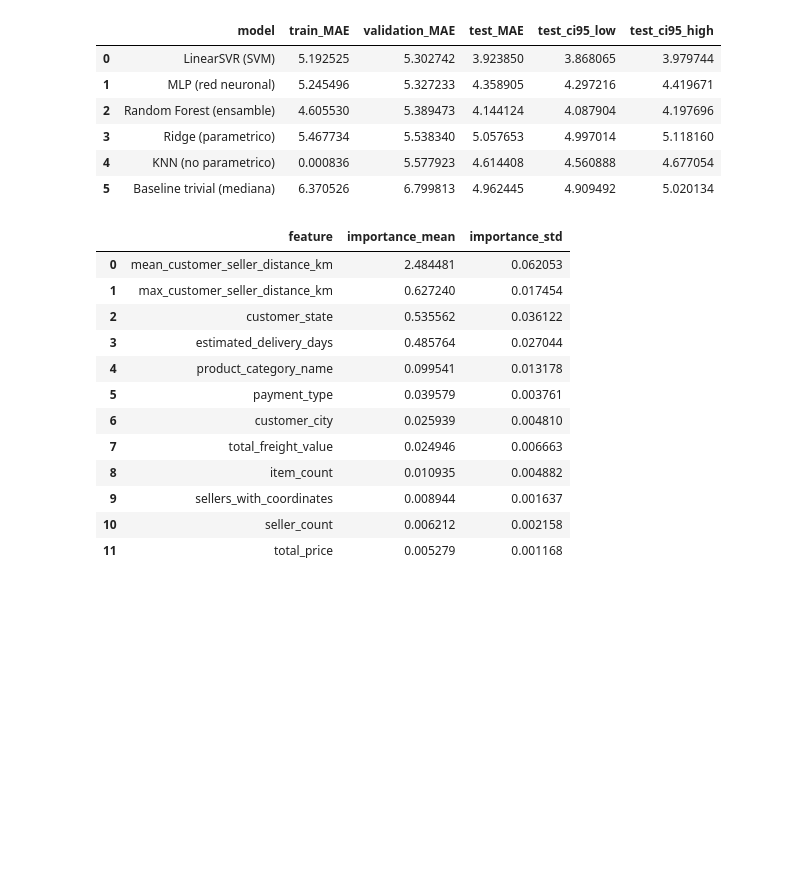
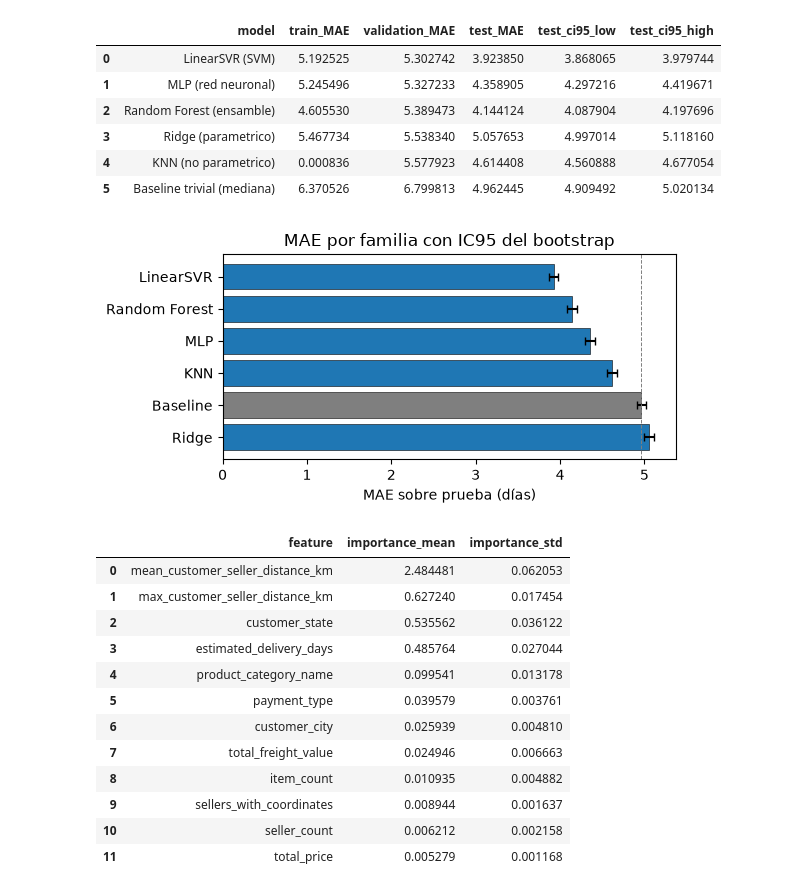
Before and after one commit to Cde571/LogisTech-Modelos-Simulacion-II, a Jupyter notebook: notebook/experimentos/02_distancia_geografica.ipynb, the cells around one changed output. Saved outputs shown, nothing was run; the diff lists cells and outputs as text; code cells hidden in the pictures; blank space fills up the shorter version.

Commit message:
Mete las figuras y las tablas de síntesis dentro de los notebooks

```diff
--- a/notebook/experimentos/02_distancia_geografica.ipynb
+++ b/notebook/experimentos/02_distancia_geografica.ipynb
@@ -133,6 +133,34 @@ reg['ranking'][['model', 'train_MAE', 'validation_MAE', 'test_MAE', 'test_ci95_l
 | 3 | Ridge (parametrico) | 5.467734 | 5.538340 | 5.057653 | 4.997014 | 5.118160 |
 | 4 | KNN (no parametrico) | 0.000836 | 5.577923 | 4.614408 | 4.560888 | 4.677054 |
 | 5 | Baseline trivial (mediana) | 6.370526 | 6.799813 | 4.962445 | 4.909492 | 5.020134 |
+# %%
+# Figura del informe: MAE con IC95 por familia
+import matplotlib.pyplot as plt
+
+def _etiqueta(m):
+    return (m.replace(' (SVM)', '')
+             .replace(' (ensamble)', '')
+             .replace(' (red neuronal)', '')
+             .replace(' (no parametrico)', '')
+             .replace(' (parametrico)', '')
+             .replace('Baseline trivial (mediana)', 'Baseline'))
+
+orden = reg['ranking'].sort_values('test_primary', ascending=False).reset_index(drop=True)
+centro = orden['test_primary'].values
+err_low = centro - orden['test_ci95_low'].values
+err_high = orden['test_ci95_high'].values - centro
+colores = ['tab:gray' if m.startswith('Baseline') else 'tab:blue' for m in orden['model']]
+
+fig, ax = plt.subplots(figsize=(6, 3))
+ax.barh([_etiqueta(m) for m in orden['model']], centro, xerr=[err_low, err_high],
+        color=colores, edgecolor='black', linewidth=0.4, capsize=3)
+ax.axvline(orden.loc[orden['model'].str.startswith('Baseline'), 'test_primary'].iloc[0],
+           color='tab:gray', linestyle='--', linewidth=0.7)
+ax.set_xlabel('MAE sobre prueba (días)')
+ax.set_title('MAE por familia con IC95 del bootstrap')
+plt.tight_layout(); plt.show()
+# %% [output]
+[figure, added]
 # %%
 reg['feature_importance'].head(12)
 # %% [output]
```
Also changed, not shown: parts of 5 cells of this notebook, 1 other file.
